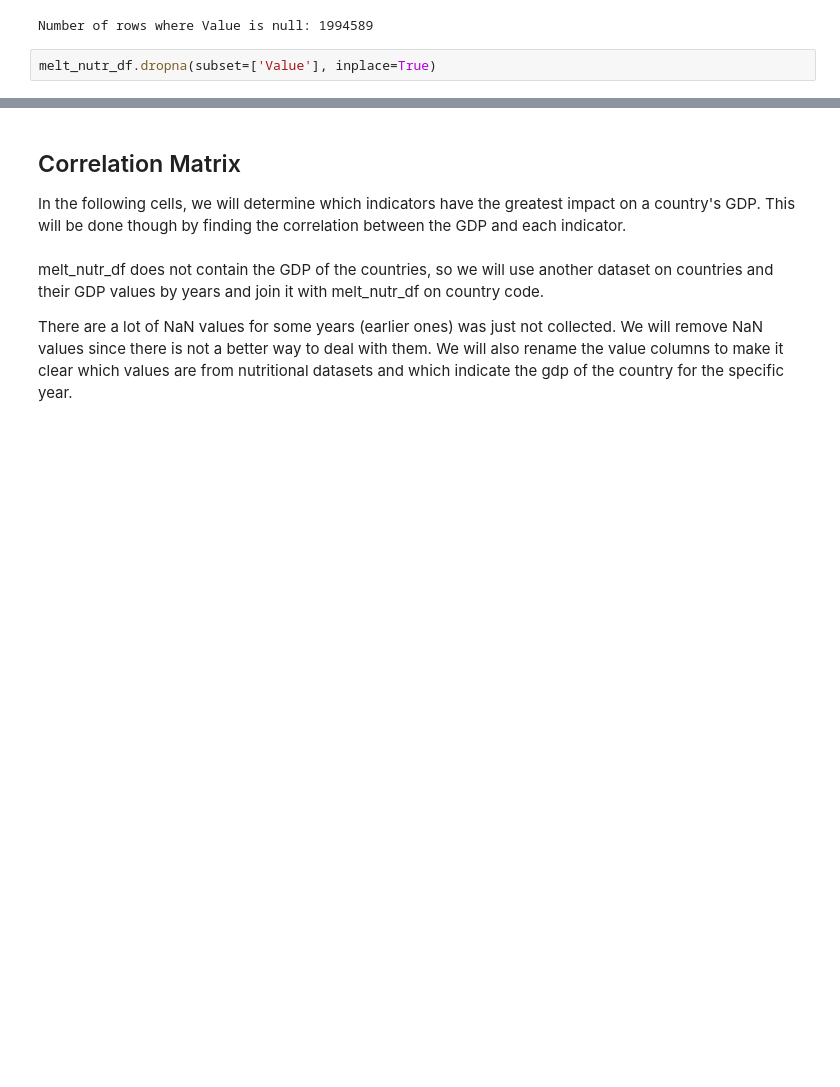
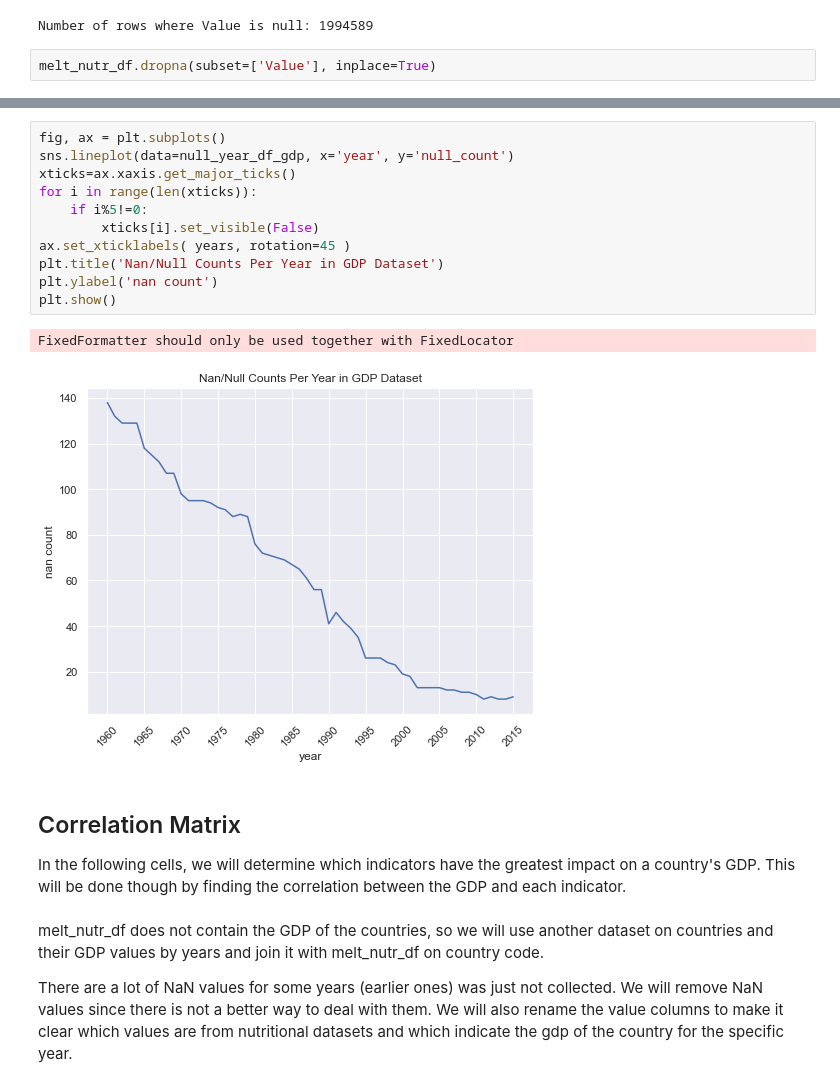
Before and after one commit to aishwaryabsk/GDP_Health_Analysis, a Jupyter notebook: GDP_Health_Analysis.ipynb, the cells around one changed output, grey strips where cells are left out. Drawn from its saved outputs; the diff is of its cells as text; blank space fills up the shorter version.

```diff
--- a/GDP_Health_Analysis.ipynb
+++ b/GDP_Health_Analysis.ipynb
@@ -219,3 +162,17 @@ melt_nutr_df.dropna(subset=['Value'], inplace=True)
+# %%
+fig, ax = plt.subplots()
+sns.lineplot(data=null_year_df_gdp, x='year', y='null_count')
+xticks=ax.xaxis.get_major_ticks()
+for i in range(len(xticks)):
+    if i%5!=0:
+        xticks[i].set_visible(False)
+ax.set_xticklabels( years, rotation=45 )
+plt.title('Nan/Null Counts Per Year in GDP Dataset')
+plt.ylabel('nan count')
+plt.show()
+# %% [output]
+FixedFormatter should only be used together with FixedLocator
+[figure, added]
 # %% [markdown]
 ## Correlation Matrix
 In the following cells, we will determine which indicators have the greatest impact on a country's GDP. This will be done though by finding the correlation between the GDP and each indicator.
```
Also changed, not shown: parts of 29 cells of this notebook.
